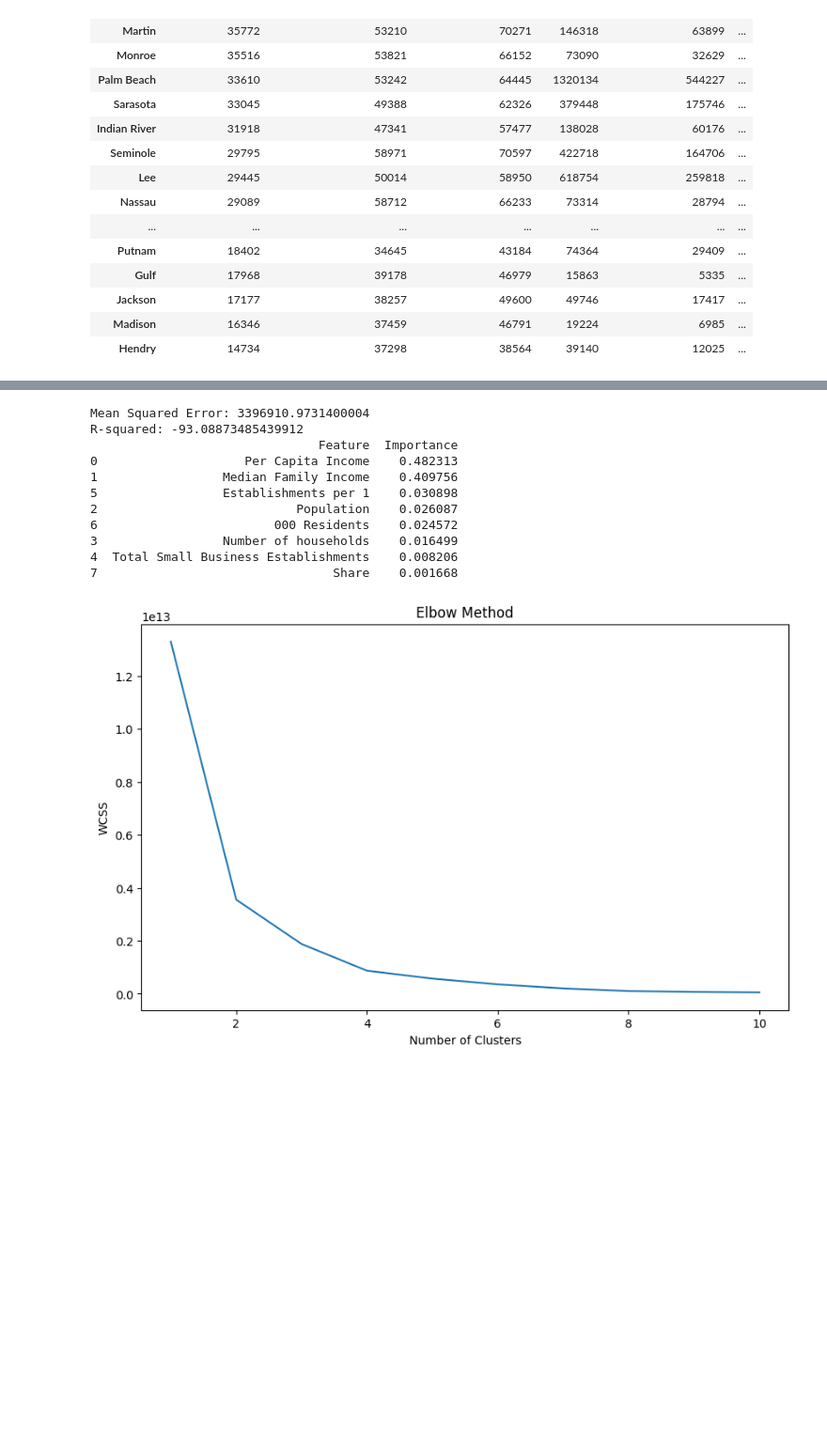
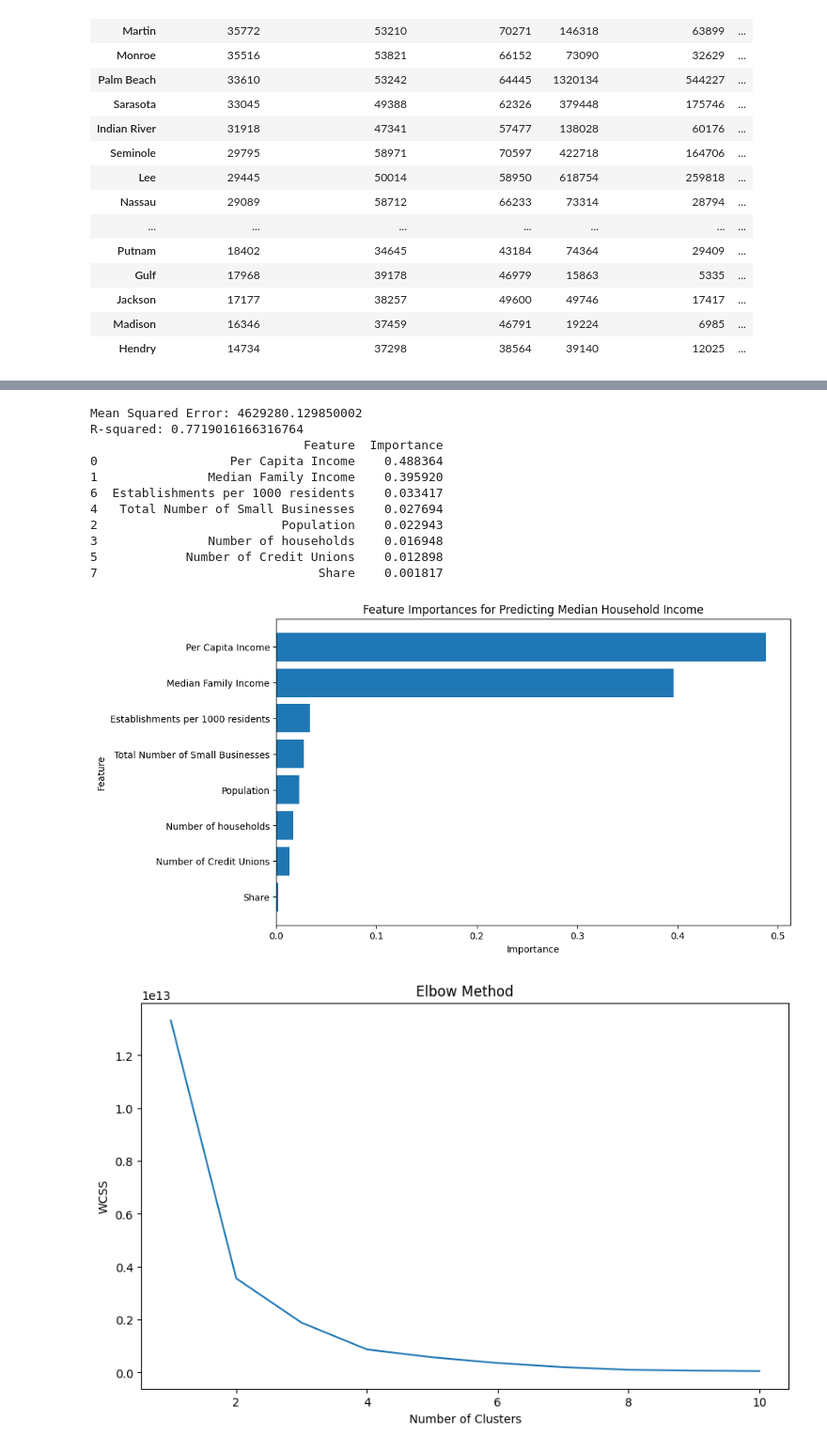
Before and after one commit to perezjovany/Addition-Financial-Competition-23-24, a Jupyter notebook: county_selection_model.ipynb, the cells around one changed output, grey strips where cells are left out. Shown: that part at 94% size. Saved outputs shown, nothing was run; the diff lists cells and outputs as text; code cells hidden in the pictures; blank space fills up the shorter version.

```diff
--- a/county_selection_model.ipynb
+++ b/county_selection_model.ipynb
@@ -258,53 +274,75 @@ plt.show()
 # %%
-#same thing for household income
+import pandas as pd
+from sklearn.model_selection import train_test_split
+from sklearn.ensemble import RandomForestRegressor
+from sklearn.metrics import mean_squared_error, r2_score
+from sklearn.preprocessing import LabelEncoder
+
+# Assuming your DataFrame is named 'merged_data'
+
+# Convert non-numeric columns to numeric using Label Encoding
+label_encoders = {}
+for column in merged_data.columns:
+    if merged_data[column].dtype == object:
+        le = LabelEncoder()
+        merged_data[column] = le.fit_transform(merged_data[column])
+        label_encoders[column] = le
+
 # Set the target variable
 target_column = 'Median Household Income'
 y = merged_data[target_column]
 
 # Set the features
 X = merged_data.drop([target_column], axis=1)
 
 # Split the data into training and testing sets
 X_train, X_test, y_train, y_test = train_test_split(X, y, test_size=0.2, random_state=42)
 
 # Train the Random Forest model
 model = RandomForestRegressor(random_state=42)
 model.fit(X_train, y_train)
 
 # Evaluate the model
 predictions = model.predict(X_test)
 mse = mean_squared_error(y_test, predictions)
-r2 = r2_score(y_test, y_pred)
+r2 = r2_score(y_test, predictions)
 
 print(f"Mean Squared Error: {mse}")
 print(f'R-squared: {r2}')
 
-# Get feature importances to find the total small business establishments
+# Get feature importances
 feature_importances = model.feature_importances_
 
 # Create a DataFrame to display feature importances
 feature_importance_df = pd.DataFrame({
     'Feature': X.columns,
     'Importance': feature_importances
-})
-
-# Sort the DataFrame by importance in descending order
-feature_importance_df = feature_importance_df.sort_values(by='Importance', ascending=False)
+}).sort_values(by='Importance', ascending=False)
 
 # Print the sorted feature importances
 print(feature_importance_df)
+
+# Visualization of Feature Importances
+plt.figure(figsize=(10, 6))  # Set the figure size
+plt.barh(feature_importance_df['Feature'], feature_importance_df['Importance'])  # Create a horizontal bar plot
+plt.xlabel('Importance')
+plt.ylabel('Feature')
+plt.title('Feature Importances for Predicting Median Household Income')
+plt.gca().invert_yaxis()  # Invert the y-axis to have the most important feature on top
+plt.show()
 # %% [output]
-Mean Squared Error: 3396910.9731400004
-R-squared: -93.08873485439912
-                               Feature  Importance
-0                    Per Capita Income    0.482313
-1                 Median Family Income    0.409756
-5                 Establishments per 1    0.030898
-2                           Population    0.026087
-6                        000 Residents    0.024572
-3                 Number of households    0.016499
-4  Total Small Business Establishments    0.008206
-7                                Share    0.001668
+Mean Squared Error: 4629280.129850002
+R-squared: 0.7719016166316764
+                             Feature  Importance
+0                  Per Capita Income    0.488364
+1               Median Family Income    0.395920
+6  Establishments per 1000 residents    0.033417
+4   Total Number of Small Businesses    0.027694
+2                         Population    0.022943
+3               Number of households    0.016948
+5            Number of Credit Unions    0.012898
+7                              Share    0.001817
+[figure, added]
 # %%
 from sklearn.cluster import KMeans
 import matplotlib.pyplot as plt
```
Also changed, not shown: parts of 15 cells of this notebook.
